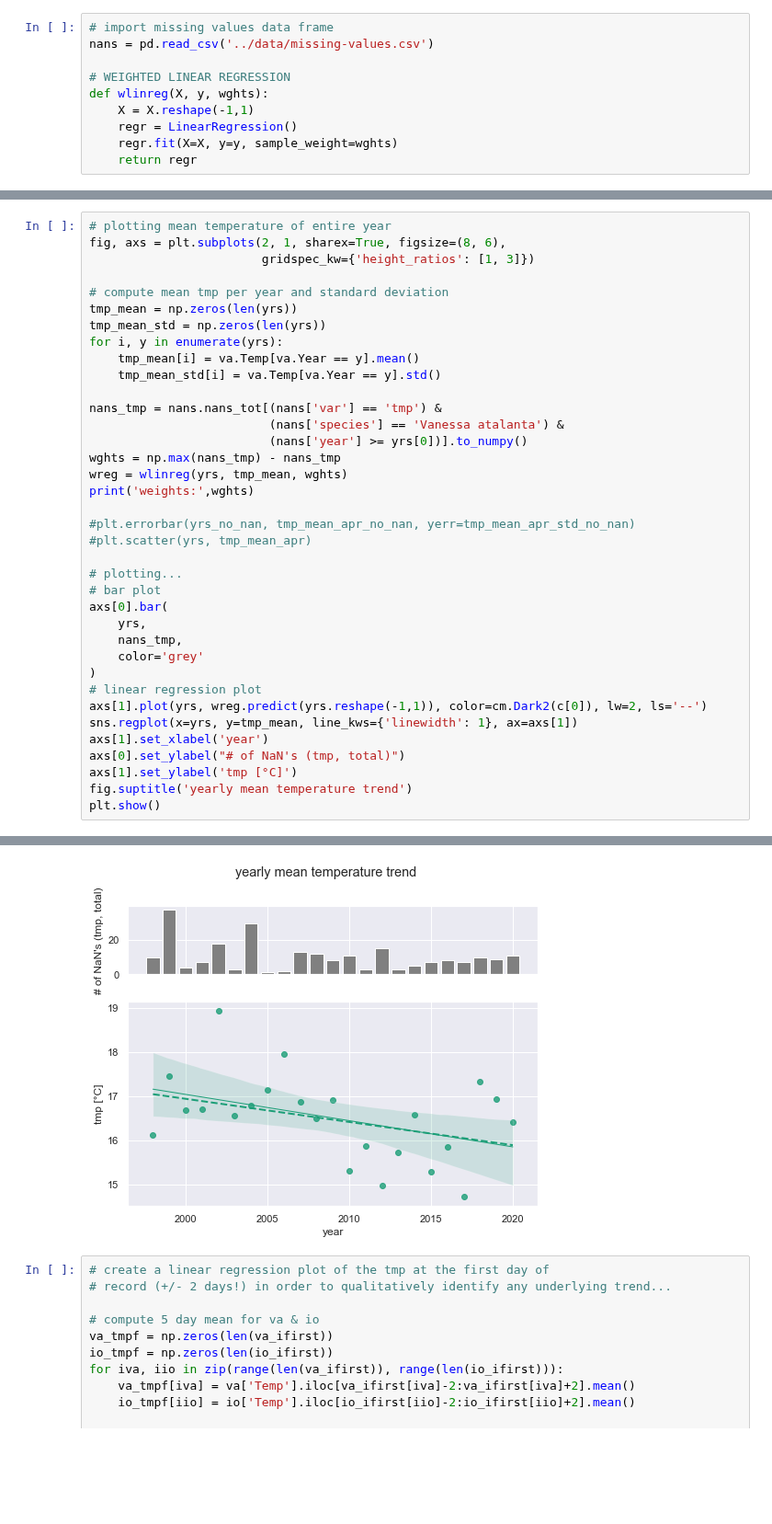
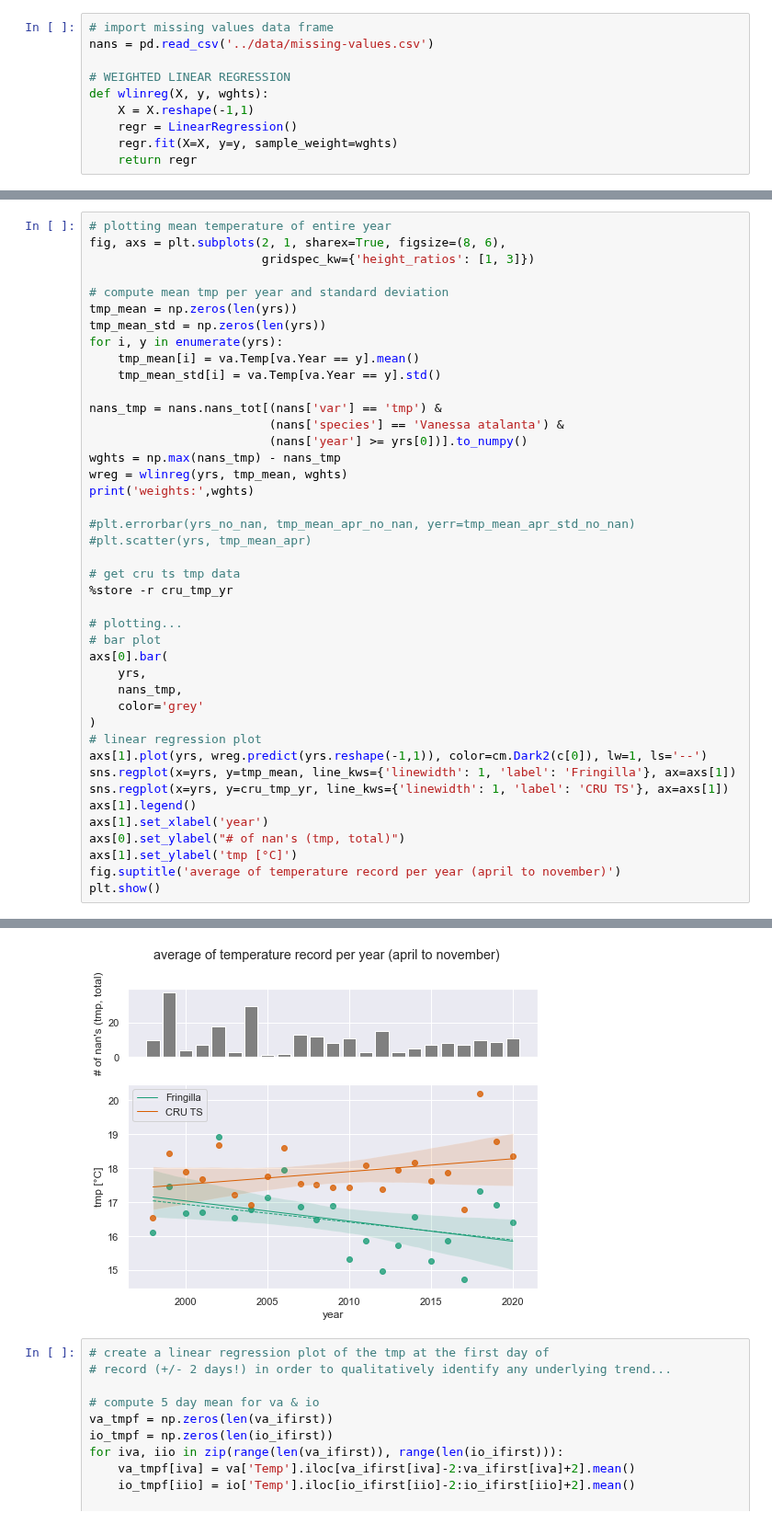
Before and after one commit to gtlab-barcelona/robert, a Jupyter notebook: code/5-redo_first-last-day_1998-2020.ipynb, the cells around one changed output, grey strips where cells are left out. Shown at 92% size. Drawn from its saved outputs; the diff is of its cells as text; blank space fills up the shorter version.

```diff
--- a/code/5-redo_first-last-day_1998-2020.ipynb
+++ b/code/5-redo_first-last-day_1998-2020.ipynb
@@ -290,38 +290,43 @@ fig, axs = plt.subplots(2, 1, sharex=True, figsize=(8, 6),
 # compute mean tmp per year and standard deviation
 tmp_mean = np.zeros(len(yrs))
 tmp_mean_std = np.zeros(len(yrs))
 for i, y in enumerate(yrs):
     tmp_mean[i] = va.Temp[va.Year == y].mean()
     tmp_mean_std[i] = va.Temp[va.Year == y].std()
 
 nans_tmp = nans.nans_tot[(nans['var'] == 'tmp') &
                          (nans['species'] == 'Vanessa atalanta') &
                          (nans['year'] >= yrs[0])].to_numpy()
 wghts = np.max(nans_tmp) - nans_tmp
 wreg = wlinreg(yrs, tmp_mean, wghts)
 print('weights:',wghts)
 
 #plt.errorbar(yrs_no_nan, tmp_mean_apr_no_nan, yerr=tmp_mean_apr_std_no_nan)
 #plt.scatter(yrs, tmp_mean_apr)
 
+# get cru ts tmp data
+%store -r cru_tmp_yr
+
 # plotting...
 # bar plot
 axs[0].bar(
     yrs,
     nans_tmp,
     color='grey'
 )
 # linear regression plot
-axs[1].plot(yrs, wreg.predict(yrs.reshape(-1,1)), color=cm.Dark2(c[0]), lw=2, ls='--')
-sns.regplot(x=yrs, y=tmp_mean, line_kws={'linewidth': 1}, ax=axs[1])
+axs[1].plot(yrs, wreg.predict(yrs.reshape(-1,1)), color=cm.Dark2(c[0]), lw=1, ls='--')
+sns.regplot(x=yrs, y=tmp_mean, line_kws={'linewidth': 1, 'label': 'Fringilla'}, ax=axs[1])
+sns.regplot(x=yrs, y=cru_tmp_yr, line_kws={'linewidth': 1, 'label': 'CRU TS'}, ax=axs[1])
+axs[1].legend()
 axs[1].set_xlabel('year')
-axs[0].set_ylabel("# of NaN's (tmp, total)")
+axs[0].set_ylabel("# of nan's (tmp, total)")
 axs[1].set_ylabel('tmp [°C]')
-fig.suptitle('yearly mean temperature trend')
+fig.suptitle('average of temperature record per year (april to november)')
 plt.show()
 # %% [output]
 weights: [28  0 34 31 20 35  8 37 36 25 26 30 27 35 23 35 33 31 30 31 28 29 27]
-[figure, old version]
+[figure, new version]
 # %%
 # create a linear regression plot of the tmp at the first day of
 # record (+/- 2 days!) in order to qualitatively identify any underlying trend...
```
Also changed, not shown: parts of 2 cells of this notebook, 1 other file.
